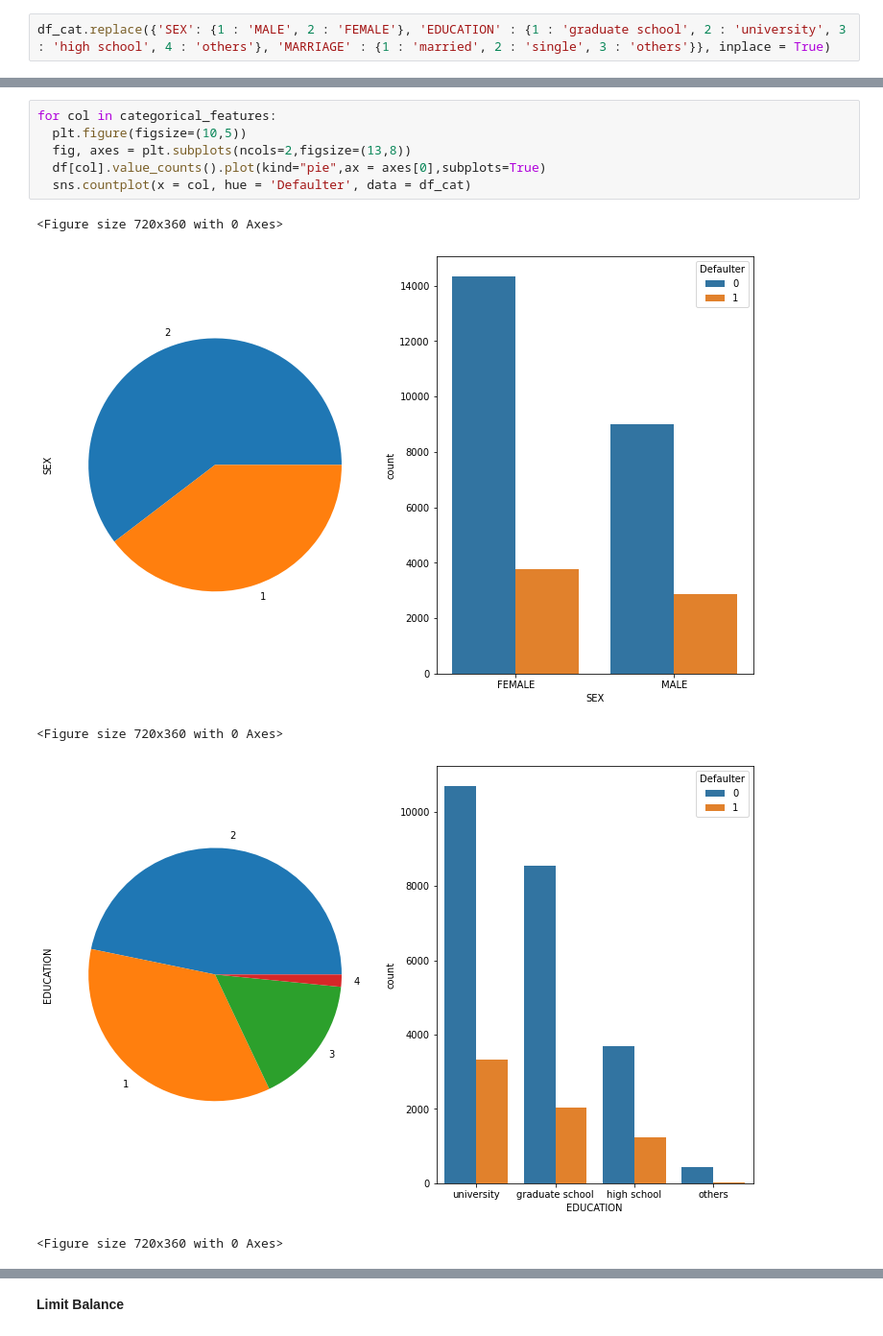
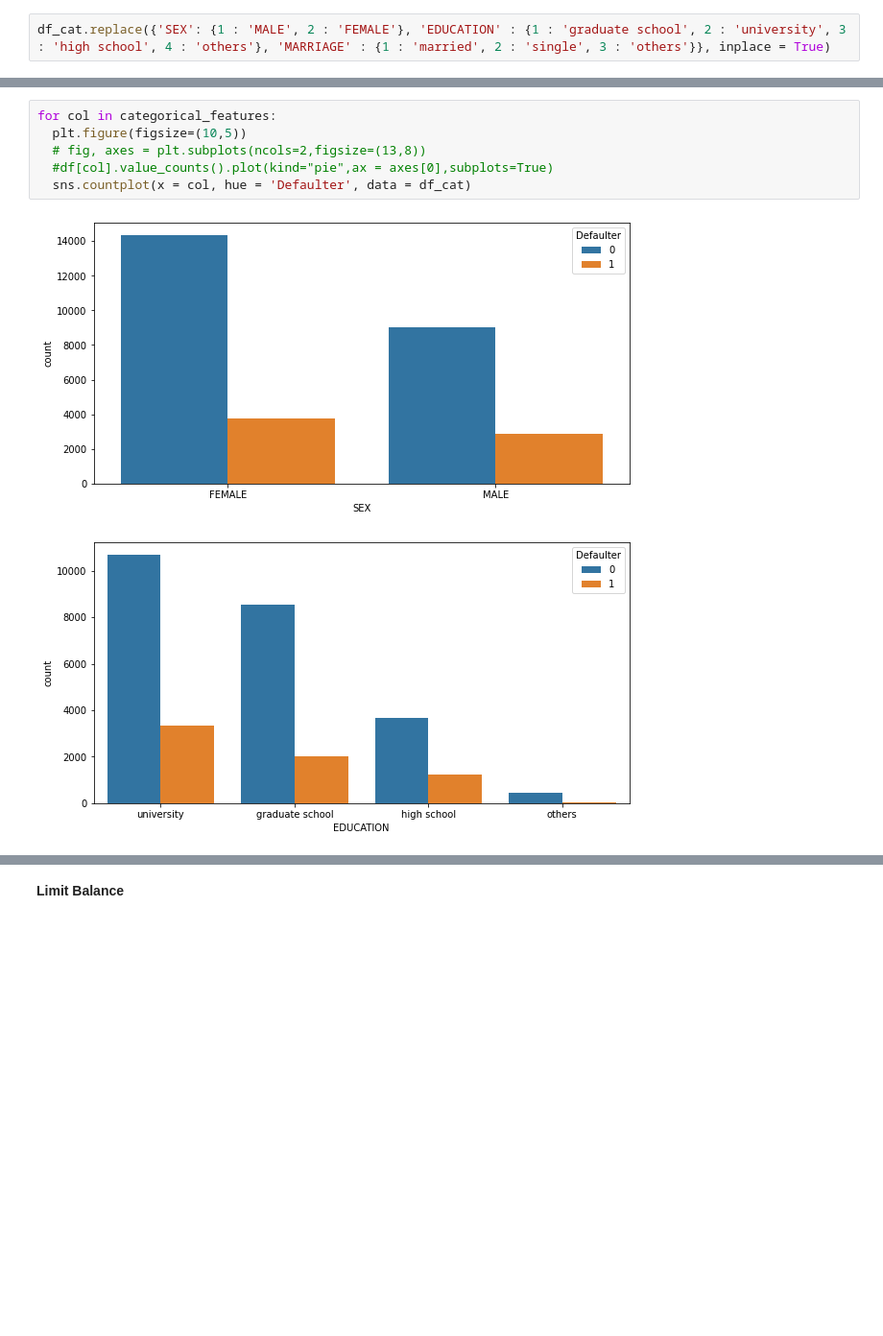
Before and after one commit to 200Richa/Credit-Card-Default-Detection, a Jupyter notebook: CreditCardFaultDetection.ipynb, the cells around one changed output, grey strips where cells are left out. Shown at 96% size. Saved outputs shown, nothing was run; the diff lists cells and outputs as text; blank space fills up the shorter version.

```diff
--- a/CreditCardFaultDetection.ipynb
+++ b/CreditCardFaultDetection.ipynb
@@ -280,12 +227,9 @@ df_cat.replace({'SEX': {1 : 'MALE', 2 : 'FEMALE'}, 'EDUCATION' : {1 : 'graduate
 # %%
 for col in categorical_features:
   plt.figure(figsize=(10,5))
-  fig, axes = plt.subplots(ncols=2,figsize=(13,8))
-  df[col].value_counts().plot(kind="pie",ax = axes[0],subplots=True)
+  # fig, axes = plt.subplots(ncols=2,figsize=(13,8))
+  #df[col].value_counts().plot(kind="pie",ax = axes[0],subplots=True)
   sns.countplot(x = col, hue = 'Defaulter', data = df_cat)
 # %% [output]
-<Figure size 720x360 with 0 Axes>
-[figure, old version]
+[figure, new version]
-<Figure size 720x360 with 0 Axes>
-[figure, old version]
+[figure, new version]
-<Figure size 720x360 with 0 Axes>
```
Also changed, not shown: parts of 88 cells of this notebook.
